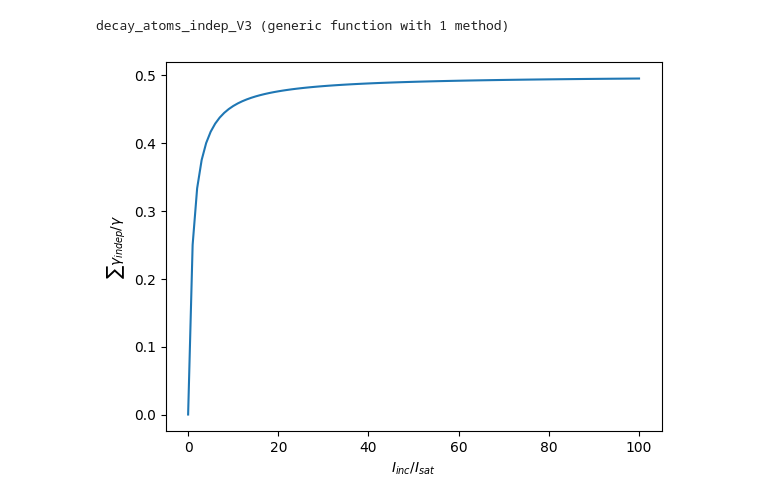
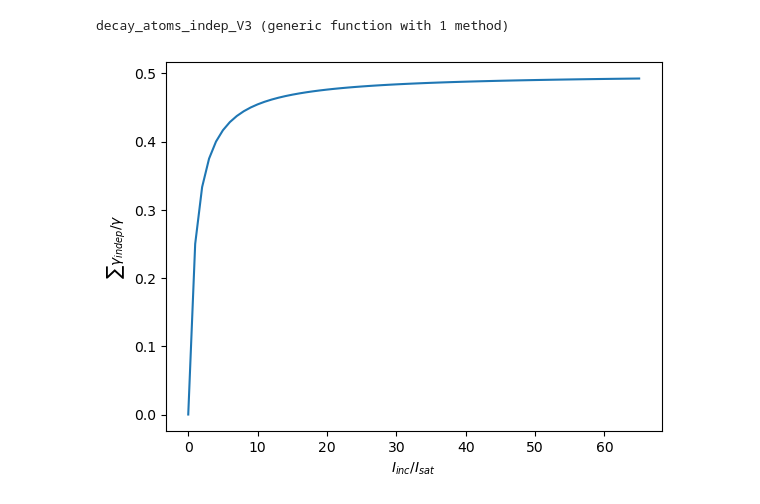
Before and after one commit to DolbeaultRemy/SR_droplets, a Jupyter notebook: QuantumCumulants/Model17/Independant_atoms_emission_droplet/Independant_atoms_emission_droplet.ipynb, the cells around one changed output. Cells and saved outputs as stored; diff of their text form; code cells hidden in the pictures.

```diff
--- a/QuantumCumulants/Model17/Independant_atoms_emission_droplet/Independant_atoms_emission_droplet.ipynb
+++ b/QuantumCumulants/Model17/Independant_atoms_emission_droplet/Independant_atoms_emission_droplet.ipynb
@@ -18,7 +18,7 @@ N_atoms_per_droplet = 15000
 λ = 421e-9
 ω0 = 2π*ustrip(c_0)/λ
 I_inc = [0.01:0.01:10;].*1e-3 # Intensity of the laser in W
-sat = [0:100;]
+sat = [0:65;]
 Isat = ustrip(ħ)*γ*ω0^3 / (12π*ustrip(c_0)^2)
 Ω = compute_Ω(I_inc, γ, ω0);
 Ω_range_norm = Ω./γ;
@@ -83,9 +84,9 @@ decay_atoms_indep_V3 (generic function with 1 method)
 # %%
 close("all")
 figure = subplots()
 plot(sat, decay_atoms_indep_V3(sat))
 xlabel(L"$I_{inc}/I_{sat}$")
 ylabel(L"\sum\gamma_{indep}/\gamma")
-pygui(false); gcf()
+pygui(false);
 # %% [output]
-[figure, old version]
+[figure, new version]
```
Also changed, not shown: parts of 4 cells of this notebook, 16 other files.
